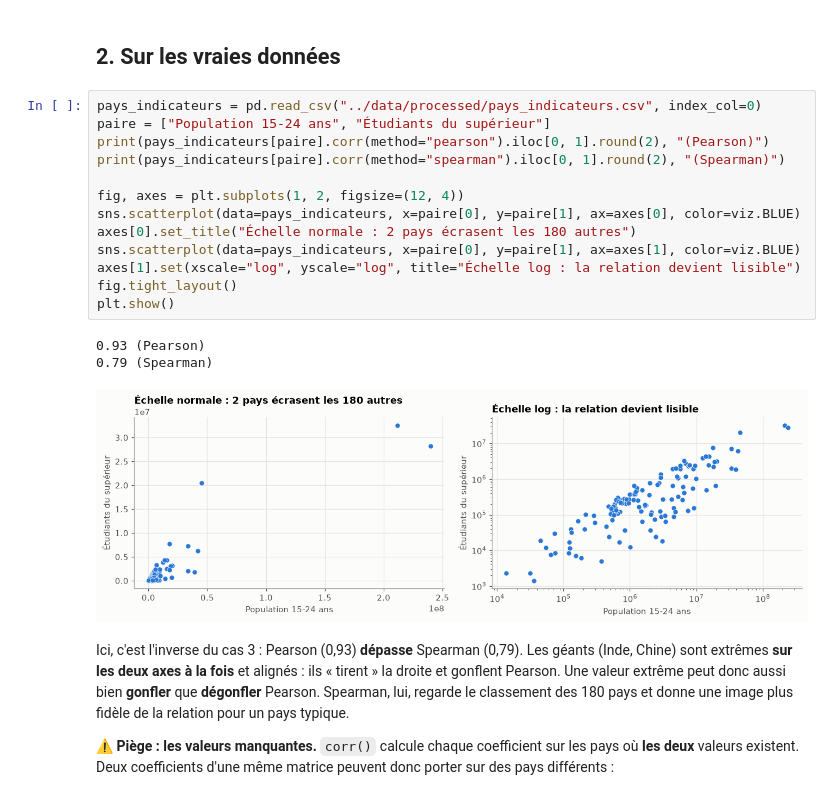
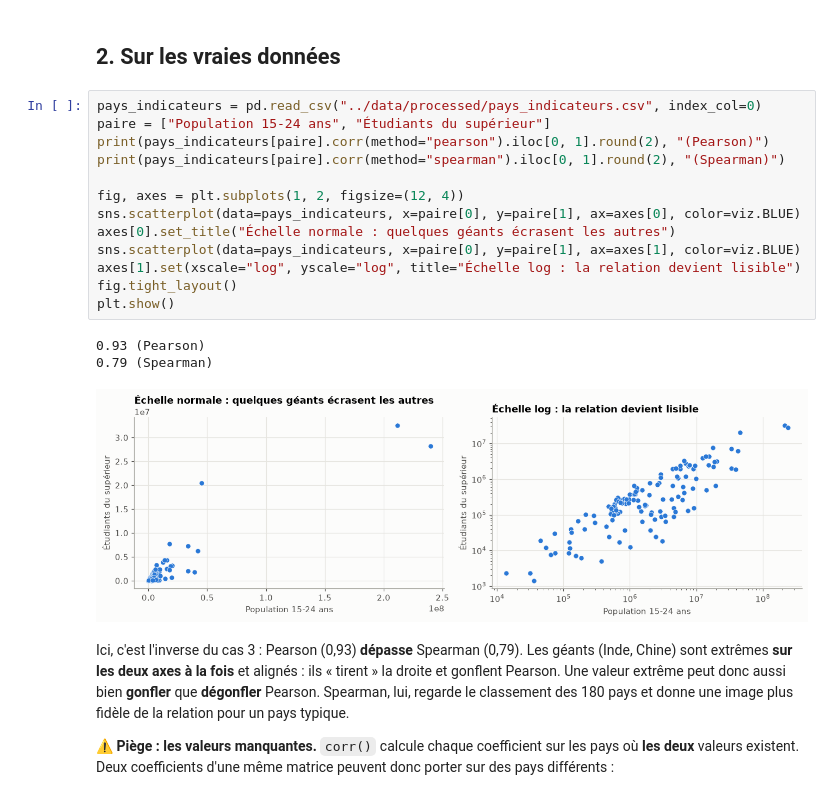
Before and after one commit to gwils28/Mentoring_OC, a Jupyter notebook: Data-Engineer/P01-analyse-systemes-educatifs/pedagogie/03_correlations.ipynb, the cells around one changed output. Saved outputs shown, nothing was run; the diff lists cells and outputs as text.

```diff
--- a/Data-Engineer/P01-analyse-systemes-educatifs/pedagogie/03_correlations.ipynb
+++ b/Data-Engineer/P01-analyse-systemes-educatifs/pedagogie/03_correlations.ipynb
@@ -72,20 +77,20 @@ Spearman sur les valeurs: 1.0  ← identique
 # %%
 pays_indicateurs = pd.read_csv("../data/processed/pays_indicateurs.csv", index_col=0)
 paire = ["Population 15-24 ans", "Étudiants du supérieur"]
 print(pays_indicateurs[paire].corr(method="pearson").iloc[0, 1].round(2), "(Pearson)")
 print(pays_indicateurs[paire].corr(method="spearman").iloc[0, 1].round(2), "(Spearman)")
 
 fig, axes = plt.subplots(1, 2, figsize=(12, 4))
 sns.scatterplot(data=pays_indicateurs, x=paire[0], y=paire[1], ax=axes[0], color=viz.BLUE)
-axes[0].set_title("Échelle normale : 2 pays écrasent les 180 autres")
+axes[0].set_title("Échelle normale : quelques géants écrasent les autres")
 sns.scatterplot(data=pays_indicateurs, x=paire[0], y=paire[1], ax=axes[1], color=viz.BLUE)
 axes[1].set(xscale="log", yscale="log", title="Échelle log : la relation devient lisible")
 fig.tight_layout()
 plt.show()
 # %% [output]
 0.93 (Pearson)
 0.79 (Spearman)
-[figure, old version]
+[figure, new version]
 # %% [markdown]
 Ici, c'est l'inverse du cas 3 : Pearson (0,93) **dépasse** Spearman (0,79). Les géants (Inde, Chine) sont
 extrêmes **sur les deux axes à la fois** et alignés : ils « tirent » la droite et gonflent Pearson. Une valeur extrême
```
Also changed, not shown: parts of 14 cells of this notebook, 9 other files.
